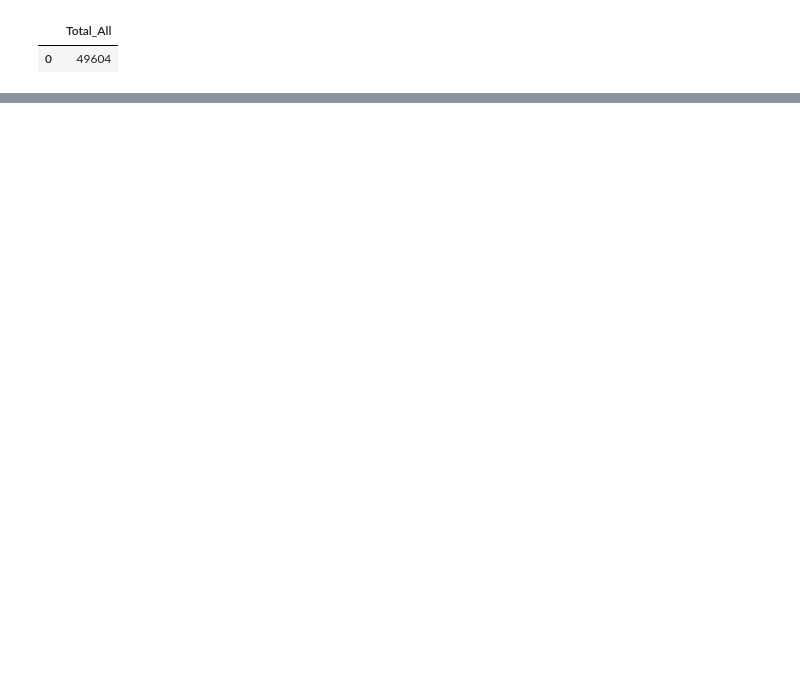
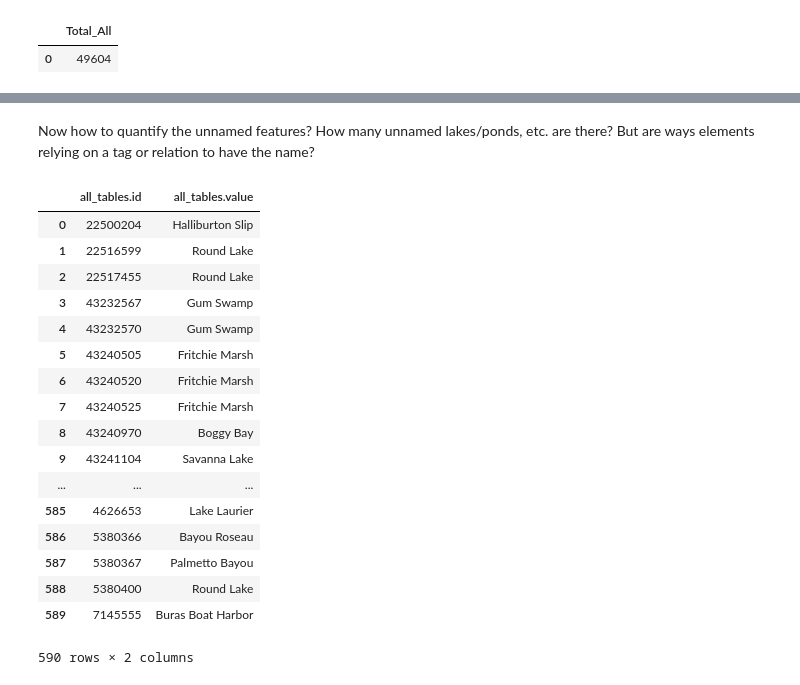
Before and after one commit to hichana/udacity, a Jupyter notebook: P3/PROJECT/p3_openstreetmaps_project.ipynb, the cells around one changed output, grey strips where cells are left out. Cells and saved outputs as stored; diff of their text form; code cells hidden in the pictures; blank space fills up the shorter version.

```diff
--- a/P3/PROJECT/p3_openstreetmaps_project.ipynb
+++ b/P3/PROJECT/p3_openstreetmaps_project.ipynb
@@ -451,0 +524,2 @@ Number of FTYPE natural features that are names vs. unnamed ones:
+# %% [markdown]
+Now how to quantify the unnamed features? How many unnamed lakes/ponds, etc. are there? But are ways elements relying on a tag or relation to have the name?
@@ -451,0 +554,44 @@ Number of FTYPE natural features that are names vs. unnamed ones:
+# %%
+# All way/relation ids with 'name' as their key
+query = """
+
+SELECT
+    all_tables.id,
+    all_tables.value
+FROM
+    (
+    SELECT
+        *
+    FROM ways_tags
+    WHERE ways_tags.key="name"
+
+    UNION ALL
+
+    SELECT
+        *
+    FROM relations_tags
+    WHERE relations_tags.key="name"
+
+    ) AS all_tables
+"""
+
+df_query(query)
+# %% [output]
+|  | all_tables.id | all_tables.value |
+| 0 | 22500204 | Halliburton Slip |
+| 1 | 22516599 | Round Lake |
+| 2 | 22517455 | Round Lake |
+| 3 | 43232567 | Gum Swamp |
+| 4 | 43232570 | Gum Swamp |
+| 5 | 43240505 | Fritchie Marsh |
+| 6 | 43240520 | Fritchie Marsh |
+| 7 | 43240525 | Fritchie Marsh |
+| 8 | 43240970 | Boggy Bay |
+| 9 | 43241104 | Savanna Lake |
+| ... | ... | ... |
+| 585 | 4626653 | Lake Laurier |
+| 586 | 5380366 | Bayou Roseau |
+| 587 | 5380367 | Palmetto Bayou |
+| 588 | 5380400 | Round Lake |
+| 589 | 7145555 | Buras Boat Harbor |
+590 rows × 2 columns
```
Also changed, not shown: parts of 36 cells of this notebook, 8 other files.
